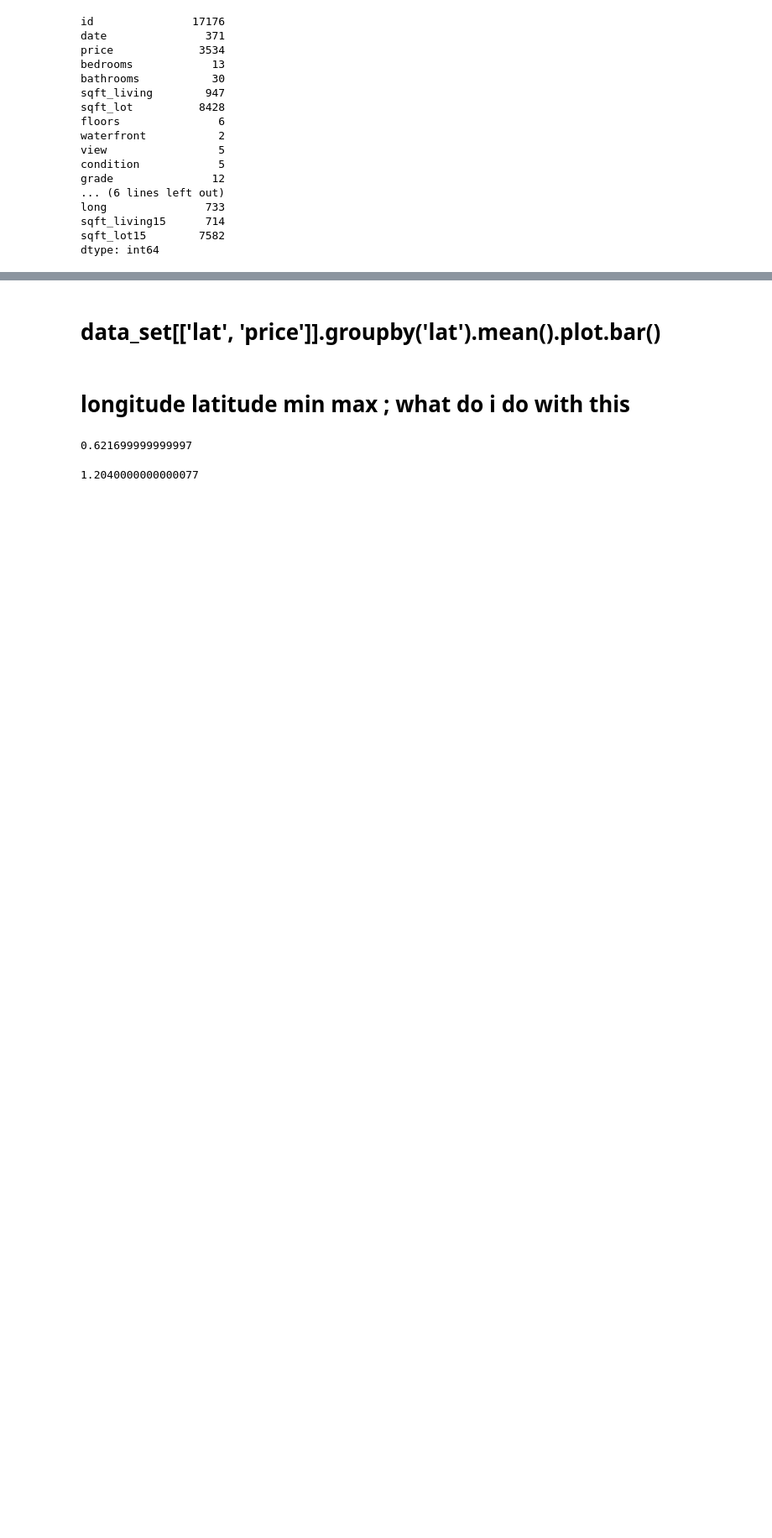
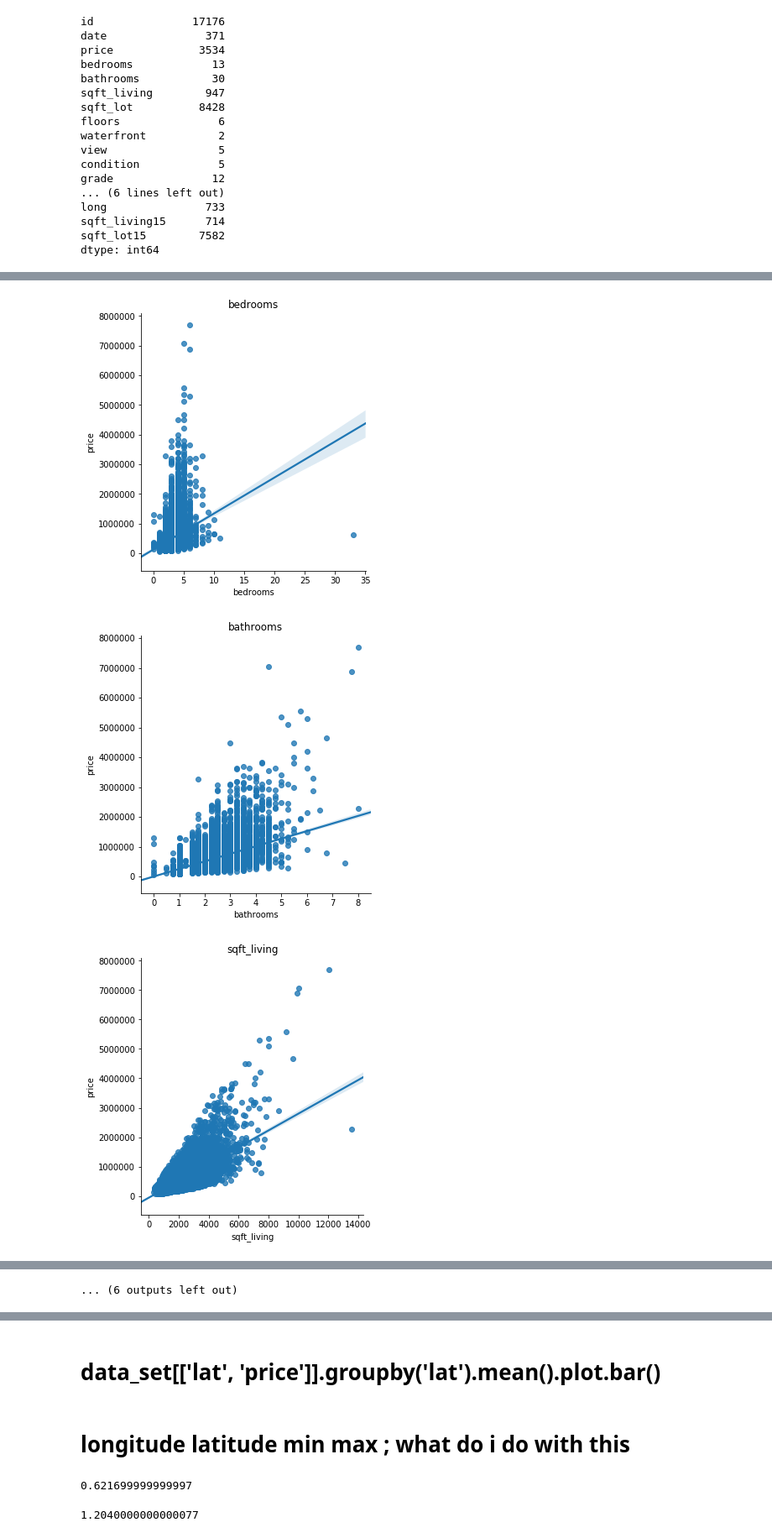
Before and after one commit to GL7526/nyc-mhtn-ds-010620-lectures, a Jupyter notebook: week-6/KC_house_data/KC_Housing_Manipulating.ipynb, the cells around one changed output, grey strips where cells are left out. Shown: that part at 84% size. Saved outputs shown, nothing was run; the diff lists cells and outputs as text; code cells hidden in the pictures; blank space fills up the shorter version.

```diff
--- a/week-6/KC_house_data/KC_Housing_Manipulating.ipynb
+++ b/week-6/KC_house_data/KC_Housing_Manipulating.ipynb
@@ -57,3 +117,5 @@ dtype: int64
 # %%
-all_cols, len(all_cols)
+all_cols.remove('date')
+all_cols.append('date2')
+len(all_cols), all_cols
 # %% [output]
@@ -80,13 +122,0 @@ all_cols, len(all_cols)
-# %%
-# fig, axes = plt.subplots(nrows = 5, ncols = 4) # 5 lists of 4 plots each
-
-# def scatter_it(data_frame, ind_var):
-#     data_set.plot.scatter(x = ind_var, y = 'price')
-
-
-for ind_var in all_cols:
-    data_set.plot.scatter(x = ind_var, y = 'price')
-
-
-# for ind_var, ax in zip(all_cols, axes):
-#     data_set.plot(kind = 'scatter', x = ind_var, y = 'price', ax = ax, alpha = 0.4)
@@ -94,0 +166,2 @@ ValueError: scatter requires x column to be numeric
+# %%
+all_cols.remove('date')
@@ -94,0 +170,2 @@ ValueError: scatter requires x column to be numeric
+# %%
+all_cols.remove('date2')
@@ -94,0 +280,11 @@ ValueError: scatter requires x column to be numeric
+# %%
+# Check the scatter plots of each
+
+for ind_var in all_cols:
+    sns.lmplot(x=ind_var, y='price', data=data_set,fit_reg=True)
+#     data_set.plot.scatter(x = ind_var, y = 'price', alpha = 0.4)
+    plt.title(f'{ind_var}')
+# %% [output]
+[figure, added]
+[figure, added]
+[figure, added]
@@ -94,0 +300 @@ ValueError: scatter requires x column to be numeric
+... (6 outputs left out)
```
Also changed, not shown: parts of 34 cells of this notebook.
